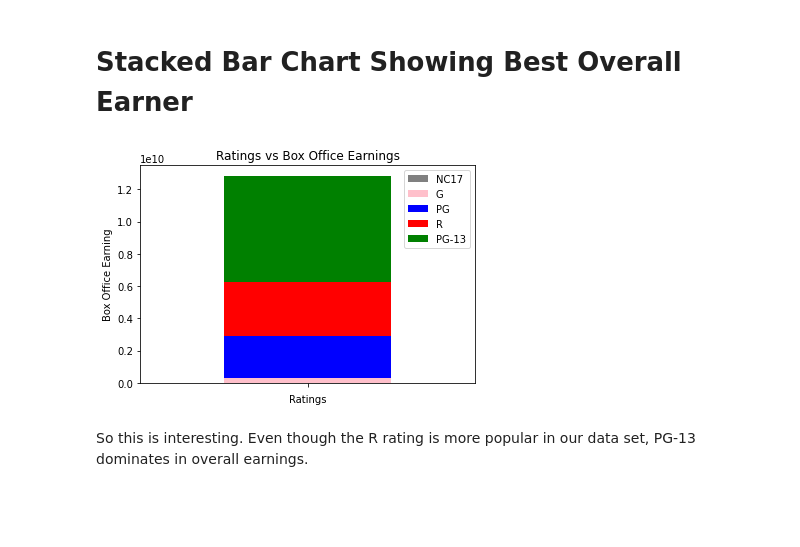
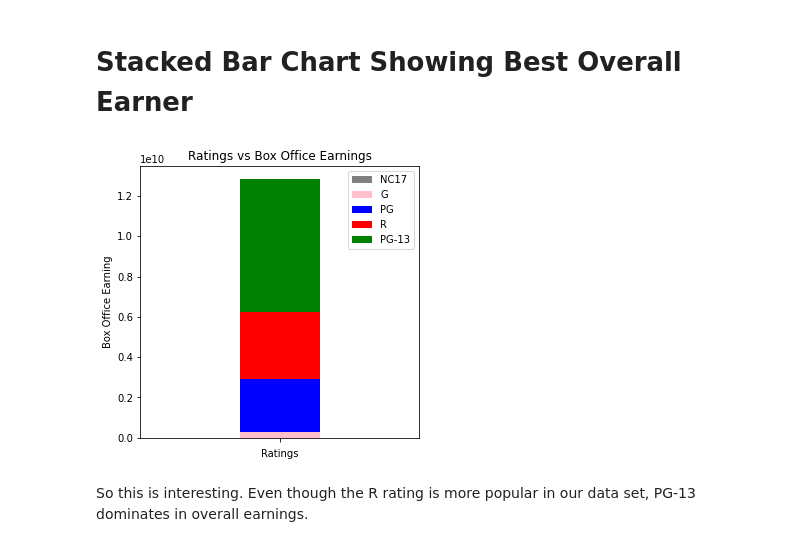
Before and after one commit to soohyunnie/avocoder-group-3-movie-analysis, a Jupyter notebook: Mitch_Clean_Ratings_Notebook.ipynb, the cells around one changed output. Drawn from its saved outputs; the diff is of its cells as text; code cells hidden in the pictures; blank space fills up the shorter version.

Commit message:
Updated Visuals

```diff
--- a/Mitch_Clean_Ratings_Notebook.ipynb
+++ b/Mitch_Clean_Ratings_Notebook.ipynb
@@ -56,16 +58,18 @@ This shows the total distribution of ratings amongst the dataset, with the R cat
 # %%
 
 df_grouped = df_dropped_na.groupby('rating').sum()
 df_y = df_grouped['box_office'].sum()
 df_grouped = df_grouped.drop('id',axis=1)
 y = [x[0] for x in df_grouped.values]
 x = df_grouped.index
 
 d = {x[val] : y[val] for val in range(0,len(x))}
 d_sort =pd.DataFrame(dict(sorted(d.items(),key= lambda x:x[1])),index=[''])
-d_sort.plot(kind='bar',stacked=True, color = ['grey','pink','blue','red','green'],xlabel='Ratings',ylabel='Box Office Earning',title='Ratings vs Box Office Earnings');
+d_sort.plot(kind='bar',stacked=True, color = ['grey','pink','blue','red','green'],xlabel='Ratings',ylabel='Box Office Earning',title='Ratings vs Box Office Earnings',width=.2,figsize=(5,5));
+
+plt.savefig('Stacked Bar Chart Clean')
 # %% [output]
-[figure, old version]
+[figure, new version]
 # %% [markdown]
 So this is interesting. Even though the R rating is more popular in our data set, PG-13 dominates in overall earnings.
 # %% [markdown]
```
Also changed, not shown: parts of 6 cells of this notebook, 5 other files.
